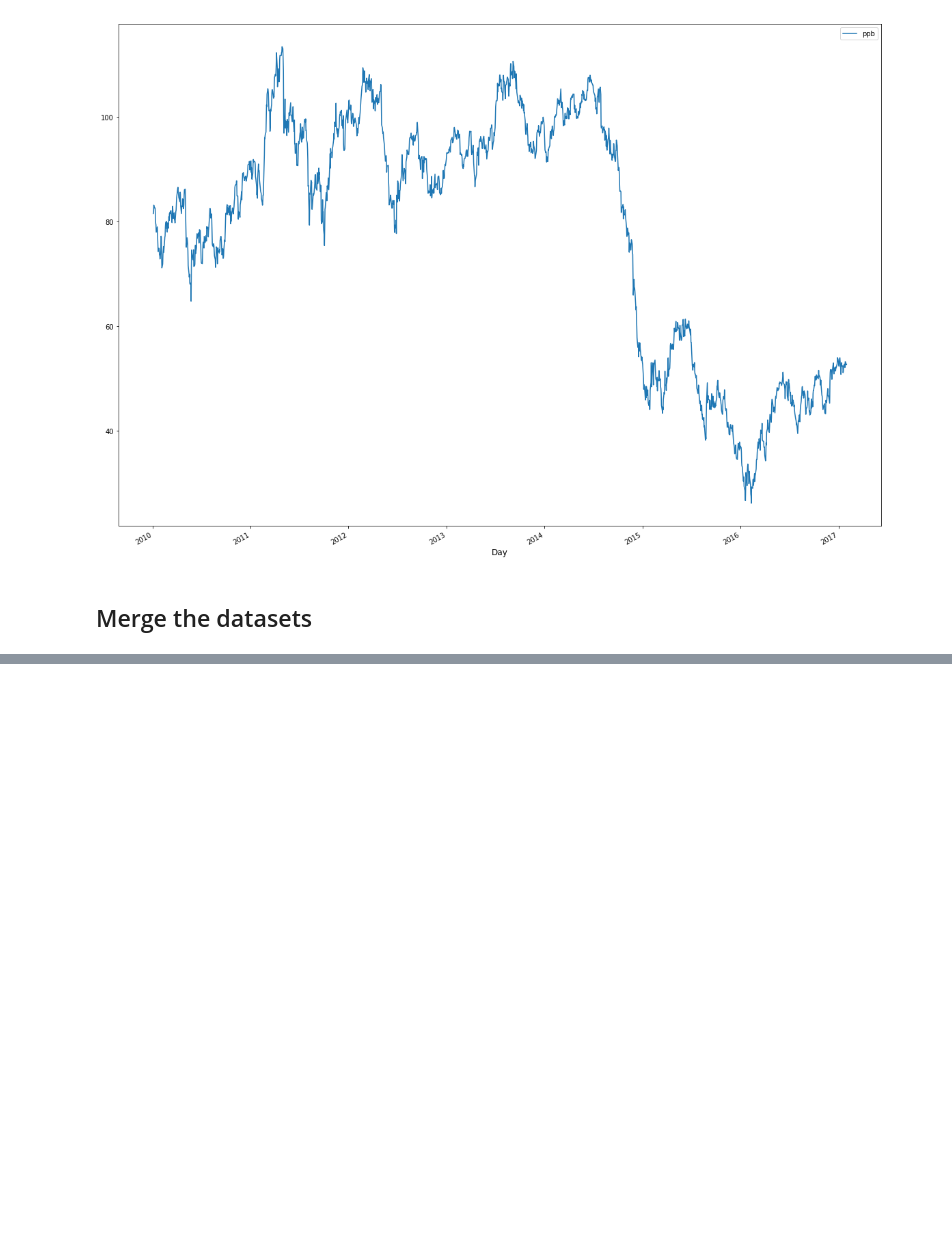
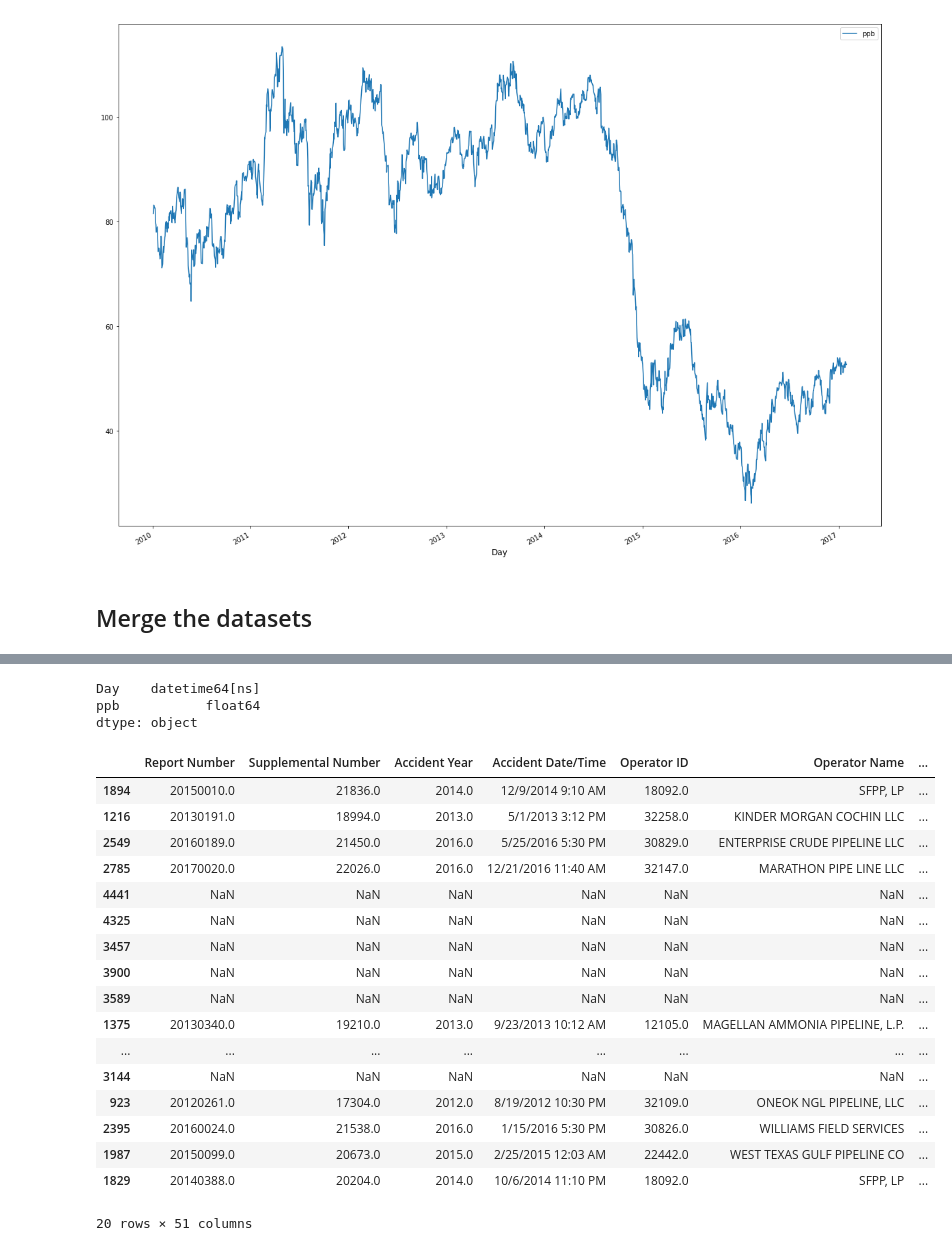
Before and after one commit to Vsosameza/Oil_Spill_Data_Analysis, a Jupyter notebook: Data_Exploration_Notebook.ipynb, the cells around one changed output, grey strips where cells are left out. Cells and saved outputs as stored; diff of their text form; code cells hidden in the pictures; blank space fills up the shorter version.

Commit message:
merged the price and oil datasets

```diff
--- a/Data_Exploration_Notebook.ipynb
+++ b/Data_Exploration_Notebook.ipynb
@@ -339,0 +355,4 @@ pricedf.plot(x='Day', y='ppb');
+# %%
+oil_df['accident_date'] = pd.to_datetime(oil_df['Accident Date/Time'])
+# %%
+oil_df['accident_date'] = oil_df['accident_date'].dt.date
@@ -339,0 +363,2 @@ pricedf.plot(x='Day', y='ppb');
+# %%
+oil_df['accident_date'] = pd.to_datetime(oil_df['accident_date'])
@@ -339,0 +379,6 @@ pricedf.plot(x='Day', y='ppb');
+# %%
+pricedf.dtypes
+# %% [output]
+Day    datetime64[ns]
+ppb           float64
+dtype: object
@@ -339,0 +387,23 @@ pricedf.plot(x='Day', y='ppb');
+# %%
+joined = pd.merge(oil_df, pricedf, how='outer', left_on='accident_date', right_on='Day')
+# %%
+joined.sample(20)
+# %% [output]
+|  | Report Number | Supplemental Number | Accident Year | Accident Date/Time | Operator ID | Operator Name | ... |
+| 1894 | 20150010.0 | 21836.0 | 2014.0 | 12/9/2014 9:10 AM | 18092.0 | SFPP, LP | ... |
+| 1216 | 20130191.0 | 18994.0 | 2013.0 | 5/1/2013 3:12 PM | 32258.0 | KINDER MORGAN COCHIN LLC | ... |
+| 2549 | 20160189.0 | 21450.0 | 2016.0 | 5/25/2016 5:30 PM | 30829.0 | ENTERPRISE CRUDE PIPELINE LLC | ... |
+| 2785 | 20170020.0 | 22026.0 | 2016.0 | 12/21/2016 11:40 AM | 32147.0 | MARATHON PIPE LINE LLC | ... |
+| 4441 | NaN | NaN | NaN | NaN | NaN | NaN | ... |
+| 4325 | NaN | NaN | NaN | NaN | NaN | NaN | ... |
+| 3457 | NaN | NaN | NaN | NaN | NaN | NaN | ... |
+| 3900 | NaN | NaN | NaN | NaN | NaN | NaN | ... |
+| 3589 | NaN | NaN | NaN | NaN | NaN | NaN | ... |
+| 1375 | 20130340.0 | 19210.0 | 2013.0 | 9/23/2013 10:12 AM | 12105.0 | MAGELLAN AMMONIA PIPELINE, L.P. | ... |
+| ... | ... | ... | ... | ... | ... | ... | ... |
+| 3144 | NaN | NaN | NaN | NaN | NaN | NaN | ... |
+| 923 | 20120261.0 | 17304.0 | 2012.0 | 8/19/2012 10:30 PM | 32109.0 | ONEOK NGL PIPELINE, LLC | ... |
+| 2395 | 20160024.0 | 21538.0 | 2016.0 | 1/15/2016 5:30 PM | 30826.0 | WILLIAMS FIELD SERVICES | ... |
+| 1987 | 20150099.0 | 20673.0 | 2015.0 | 2/25/2015 12:03 AM | 22442.0 | WEST TEXAS GULF PIPELINE CO | ... |
+| 1829 | 20140388.0 | 20204.0 | 2014.0 | 10/6/2014 11:10 PM | 18092.0 | SFPP, LP | ... |
+20 rows × 51 columns
```
Also changed, not shown: parts of 7 cells of this notebook.
